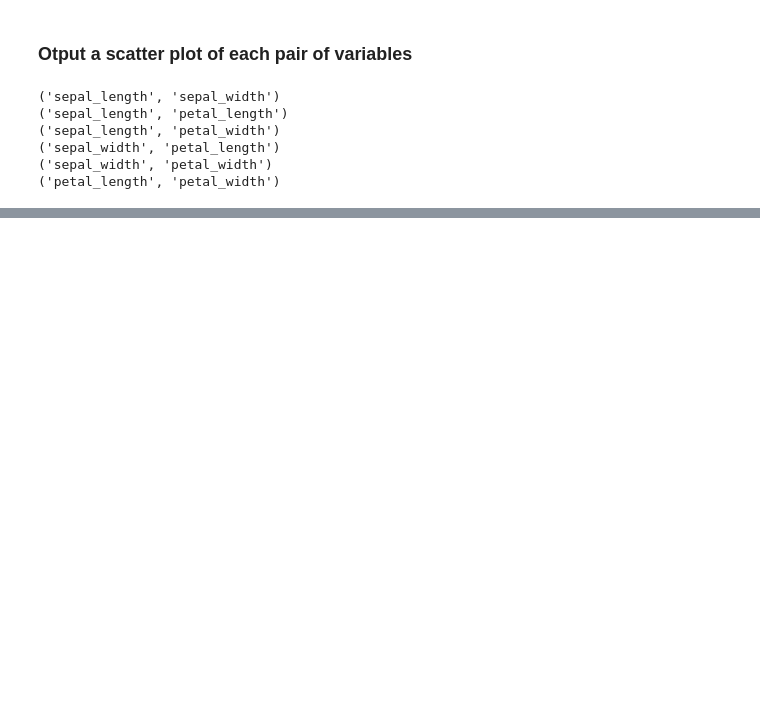
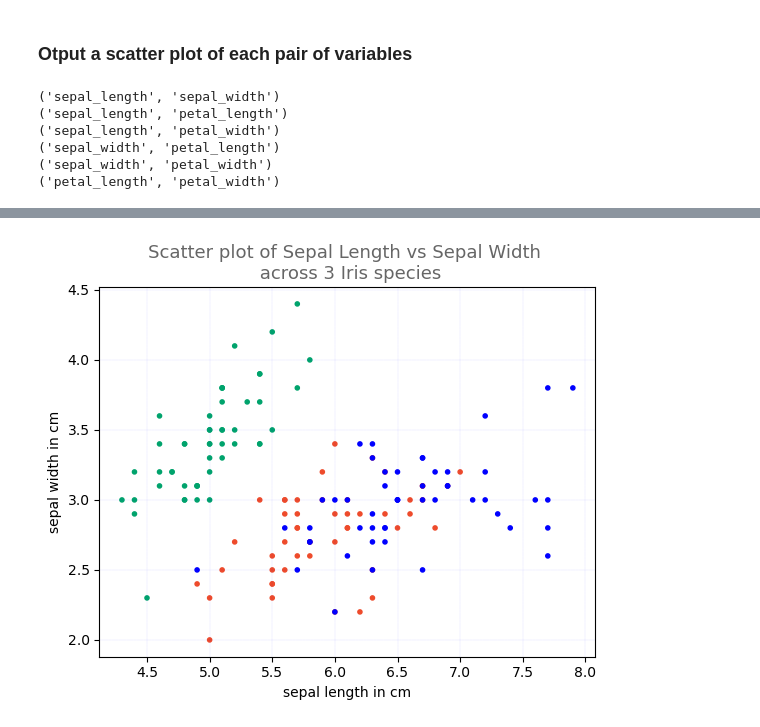
Before and after one commit to Maroua-El-Imame/pands-project, a Jupyter notebook: analysis.ipynb, the cells around one changed output, grey strips where cells are left out. Drawn from its saved outputs; the diff is of its cells as text; code cells hidden in the pictures; blank space fills up the shorter version.

```diff
--- a/analysis.ipynb
+++ b/analysis.ipynb
@@ -390,0 +328,18 @@ virginica   = iris_data['class']== 'Iris-virginica'
+# %%
+# create figure and axis for one variables pair ('sepal_length', 'sepal_width')
+fig, ax = plt.subplots()
+# add a grid to simplify the samples measurments reading. The grid function used is explained below.
+plt.grid(color = 'blue',linestyle = '--', linewidth = 0.05, )
+# set a title and labels
+plt.title('Scatter plot of Sepal Length vs Sepal Width \n across 3 Iris species', c='black', fontsize=13, alpha=0.6)
+# x label
+ax.set_xlabel('sepal length in cm')
+# y label
+ax.set_ylabel('sepal width in cm')
+# assign to the function a variable  called scatter
+scatter = ax.scatter(sepal_length, sepal_width, marker='.', c=colors)
+# plt.clf()
+# save
+# plt.savefig("scatter plot of Sepal Length - Sepal Width.png")
+# %% [output]
+[figure, added]
```
Also changed, not shown: parts of 22 cells of this notebook, 1 other file.
